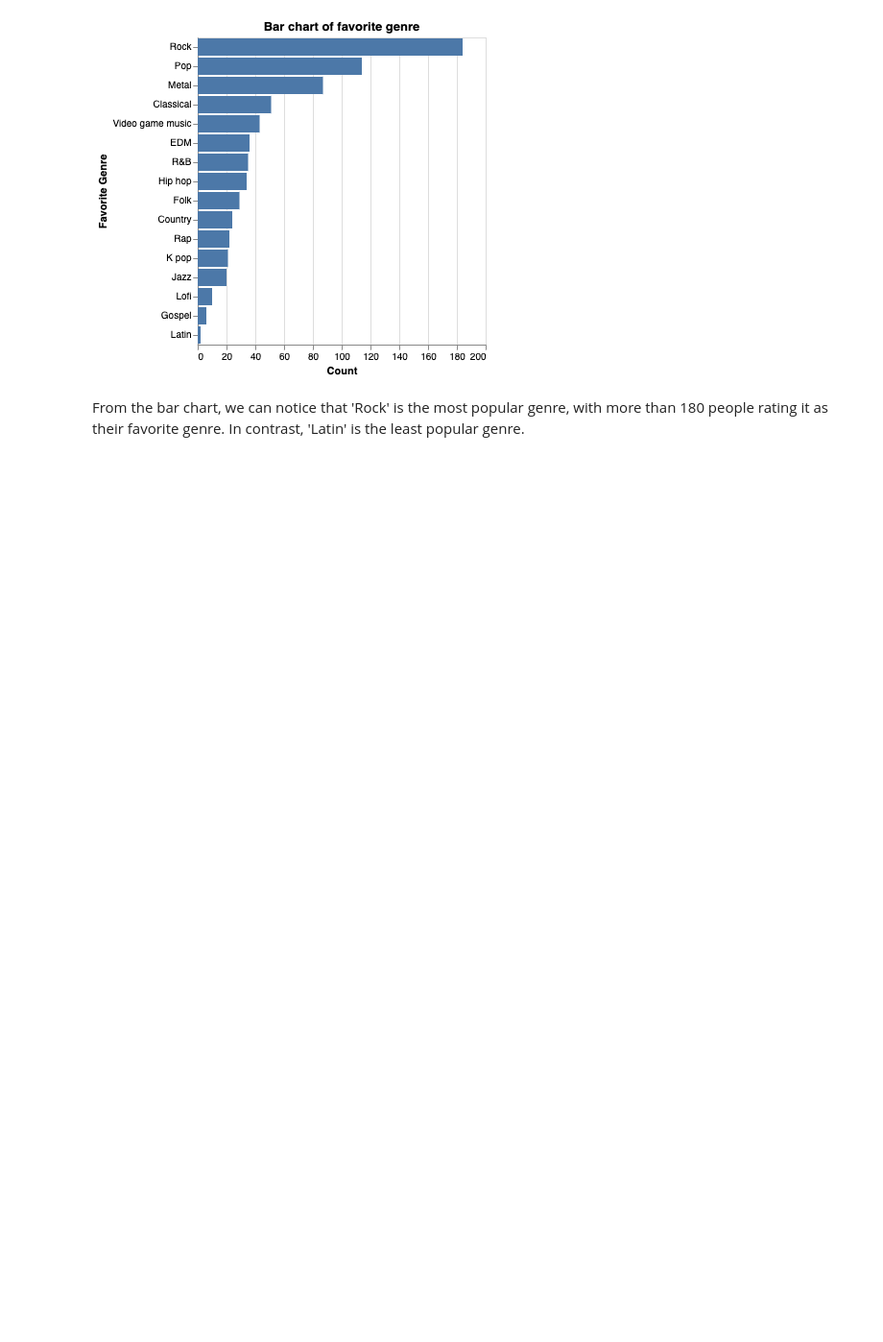
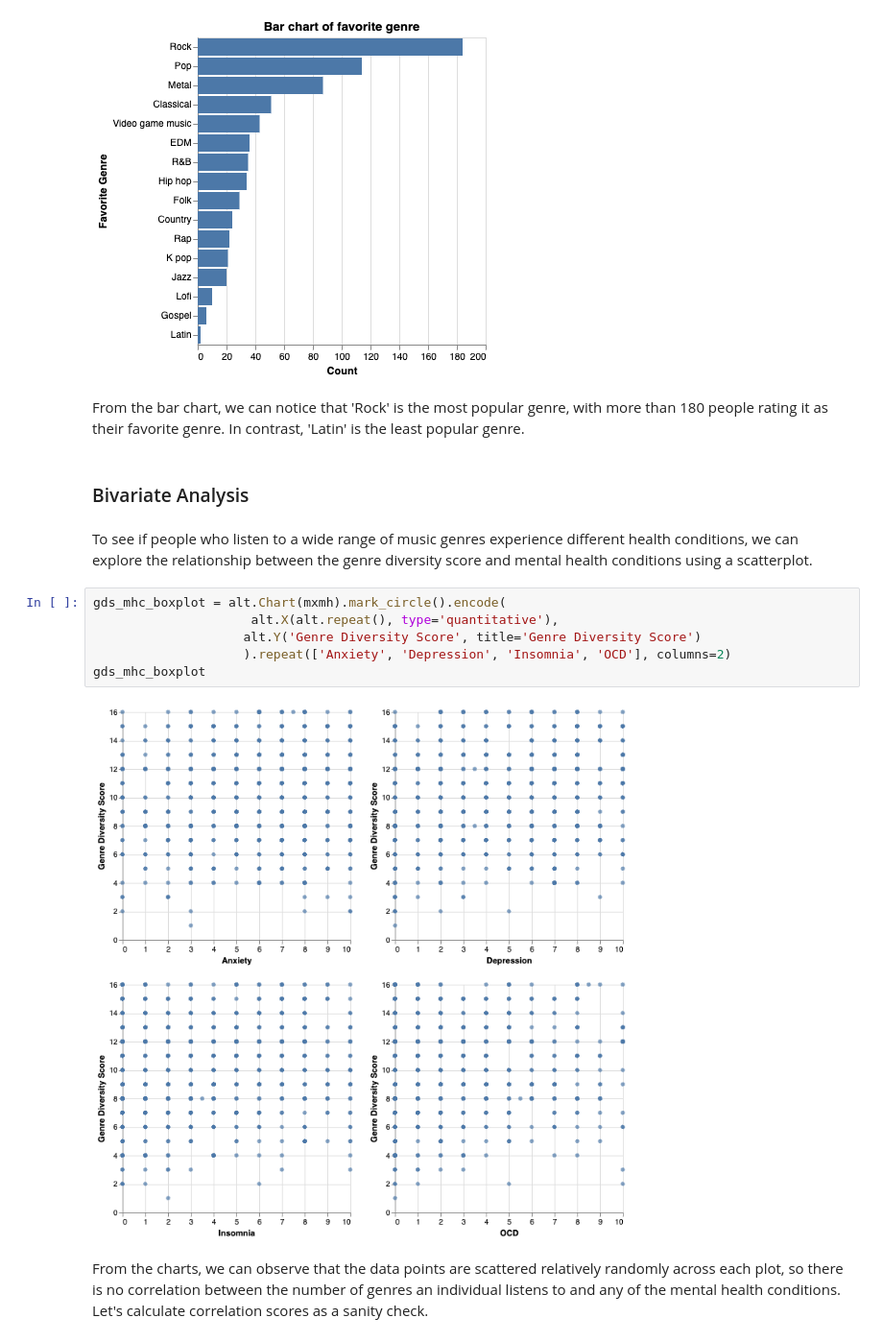
Before and after one commit to ubc-dsci320-2024w2/project-team_fabfour, a Jupyter notebook: analysis/Judy/analysis3.ipynb, the cells around one changed output. Shown at 96% size. Drawn from its saved outputs; the diff is of its cells as text; blank space fills up the shorter version.

```diff
--- a/analysis/Judy/analysis3.ipynb
+++ b/analysis/Judy/analysis3.ipynb
@@ -366,3 +356,17 @@ mho_genres
 [figure]
 # %% [markdown]
 From the bar chart, we can notice that 'Rock' is the most popular genre, with more than 180 people rating it as their favorite genre. In contrast, 'Latin' is the least popular genre.
+# %% [markdown]
+### Bivariate Analysis
+# %% [markdown]
+To see if people who listen to a wide range of music genres experience different health conditions, we can explore the relationship between the genre diversity score and mental health conditions using a scatterplot.
+# %%
+gds_mhc_boxplot = alt.Chart(mxmh).mark_circle().encode(
+                     alt.X(alt.repeat(), type='quantitative'),
+                    alt.Y('Genre Diversity Score', title='Genre Diversity Score')
+                    ).repeat(['Anxiety', 'Depression', 'Insomnia', 'OCD'], columns=2)
+gds_mhc_boxplot
+# %% [output]
+[figure, added]
+# %% [markdown]
+From the charts, we can observe that the data points are scattered relatively randomly across each plot, so there is no correlation between the number of genres an individual listens to and any of the mental health conditions. Let's calculate correlation scores as a sanity check.
```
Also changed, not shown: parts of 54 cells of this notebook, 3 other files.
